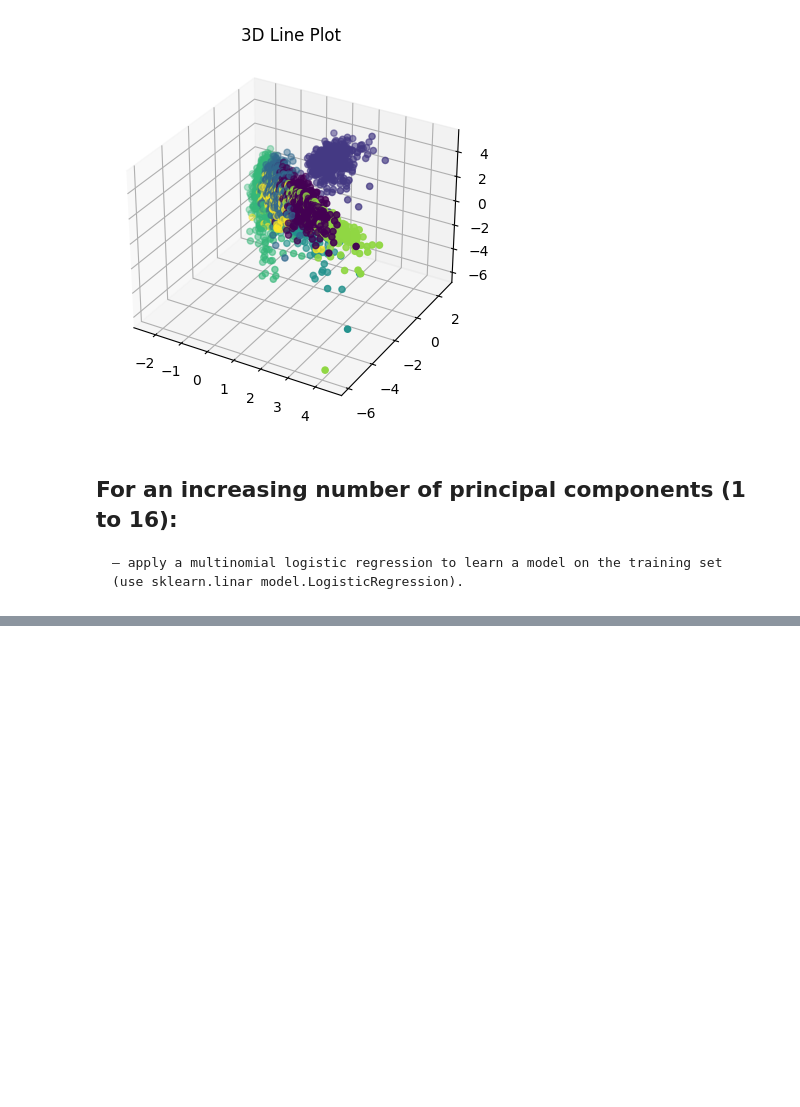
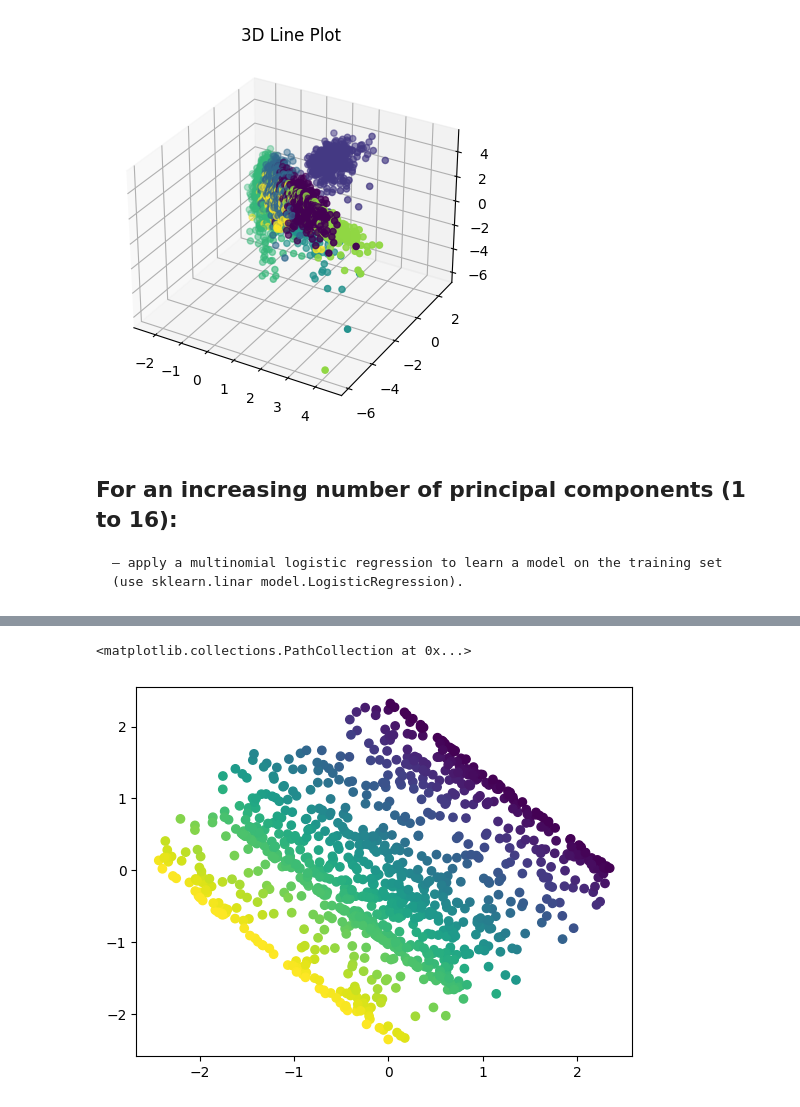
Before and after one commit to alessimichele/Unsupervised-Learning-2023, a Jupyter notebook: my_solution/Lab2.ipynb, the cells around one changed output, grey strips where cells are left out. Saved outputs shown, nothing was run; the diff lists cells and outputs as text; code cells hidden in the pictures; blank space fills up the shorter version.

```diff
--- a/my_solution/Lab2.ipynb
+++ b/my_solution/Lab2.ipynb
@@ -330,0 +268,14 @@ print(confusion_matrix(ytest, yhat))
+# %%
+# IF STANDARDIZE
+from sklearn.preprocessing import StandardScaler
+scaler = StandardScaler()
+X_std = scaler.fit_transform(X)
+swiss_roll_proj = X_std.dot(my_PCA(X_std,2))
+# %%
+first_comp = [swiss_roll_proj[i][0] for i in range(X_std.shape[0])]
+second_comp = [swiss_roll_proj[i][1] for i in range(X_std.shape[0])]
+
+plt.scatter(first_comp, second_comp, c = X[:,0])
+# %% [output]
+<matplotlib.collections.PathCollection at 0x...>
+[figure, added]
```
Also changed, not shown: parts of 15 cells of this notebook, 1 other file.
